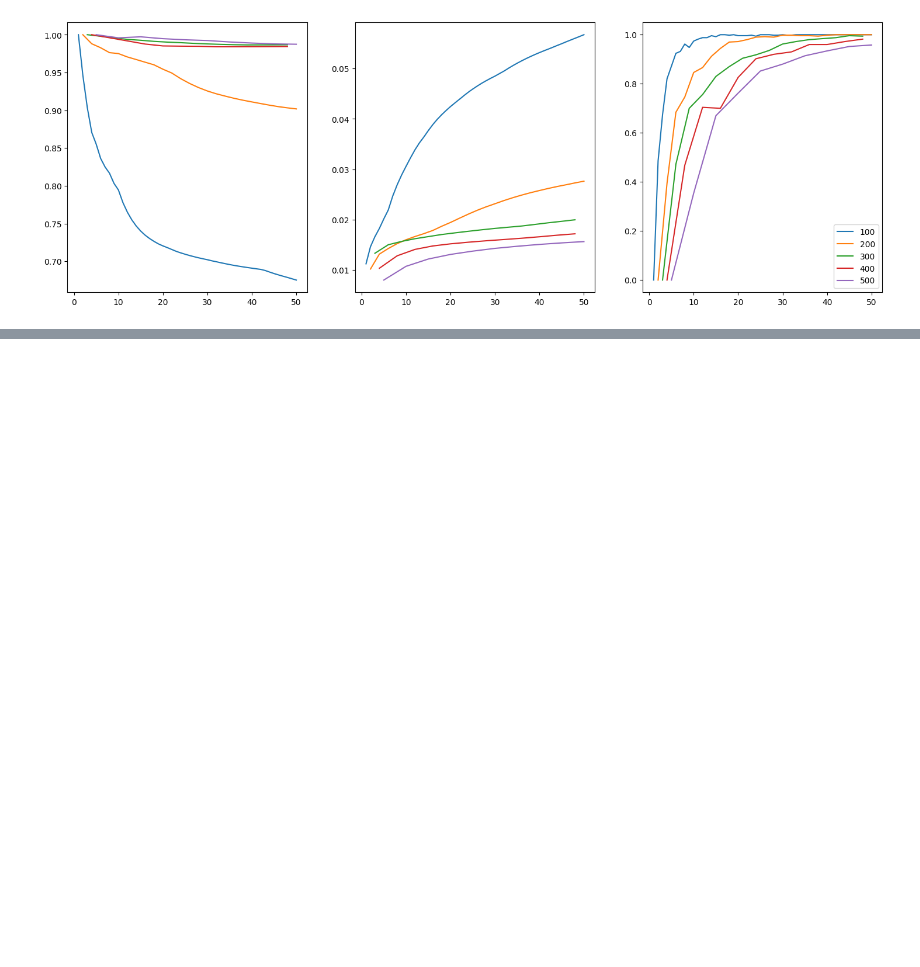
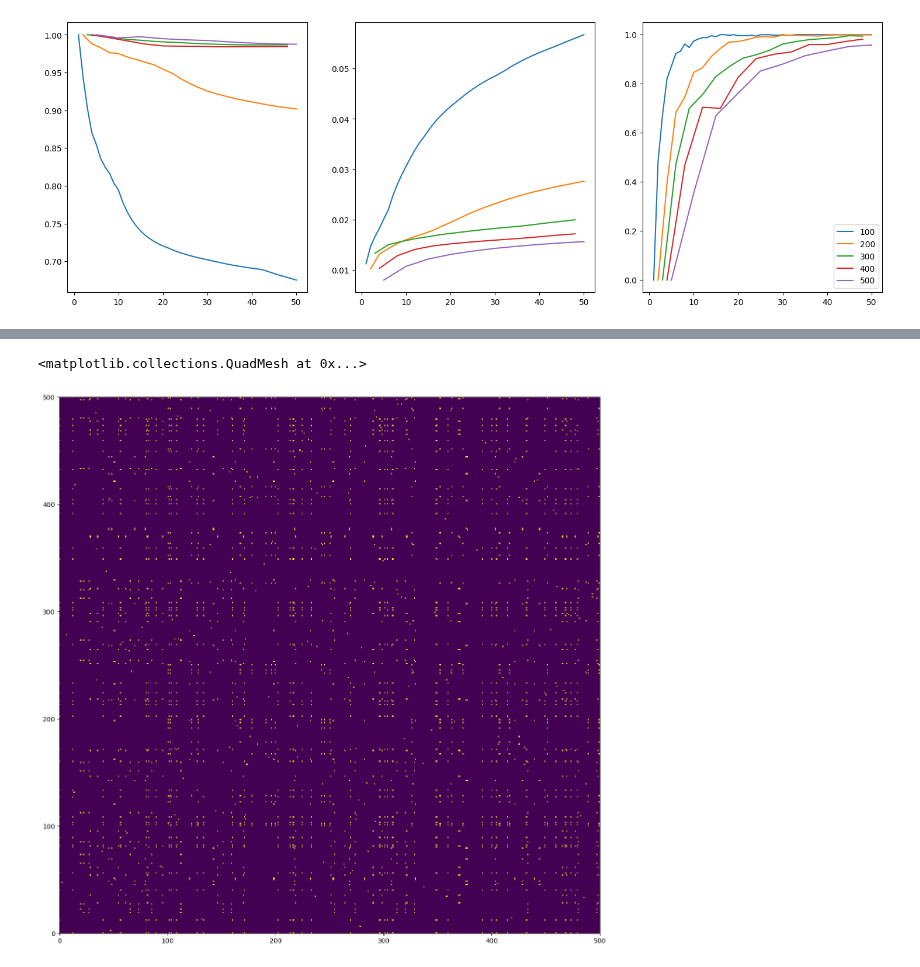
Before and after one commit to wormLove/DCNet, a Jupyter notebook: DCNet2.ipynb, the cells around one changed output, grey strips where cells are left out. Cells and saved outputs as stored; diff of their text form; code cells hidden in the pictures; blank space fills up the shorter version.

```diff
--- a/DCNet2.ipynb
+++ b/DCNet2.ipynb
@@ -97,3 +109,9 @@ ax[1].pcolormesh(module_c.recurrent_weights)
+# %%
+fig, ax = plt.subplots(figsize=(15, 15))
+ax.pcolormesh(module_c.recurrent_weights.fill_diagonal_(0.0))
+# %% [output]
+<matplotlib.collections.QuadMesh at 0x...>
+[figure, added]
 # %%
 all_labels = module_d.labels(10)
 label_counts = []
```
Also changed, not shown: parts of 7 cells of this notebook, 2 other files.
